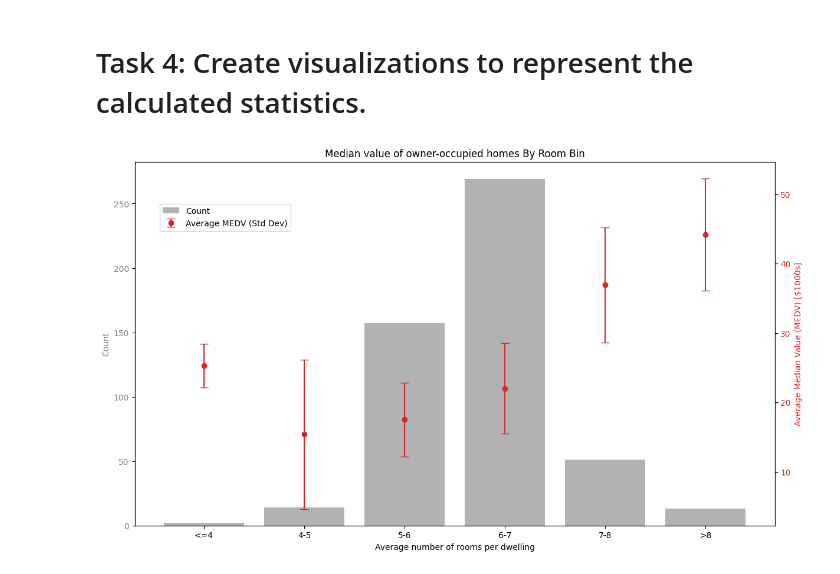
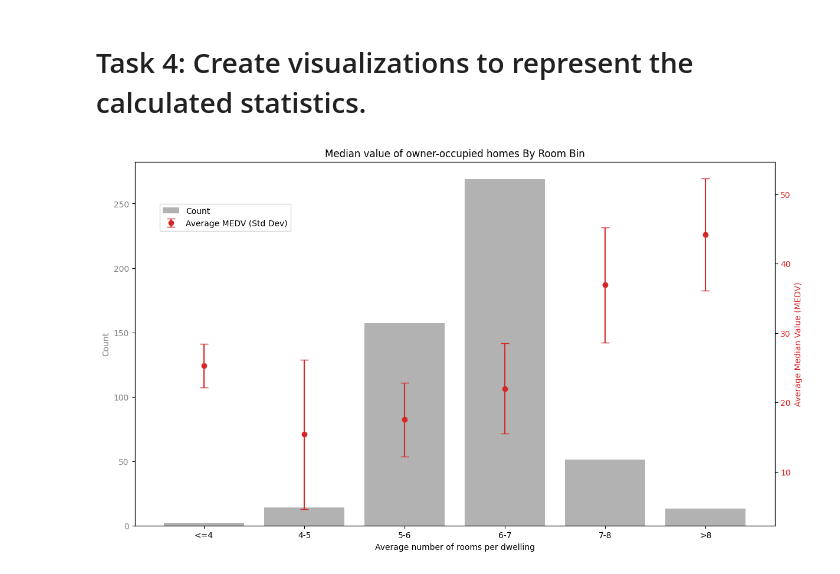
Before and after one commit to fanziqing/ALY6110-Assignments-2-Case-Study, a Jupyter notebook: Week2.ipynb, the cells around one changed output. Cells and saved outputs as stored; diff of their text form; code cells hidden in the pictures.

```diff
--- a/Week2.ipynb
+++ b/Week2.ipynb
@@ -122,32 +124,32 @@ stats_df.show()
 import pandas as pd
 import matplotlib.pyplot as plt
 
 # Convert the Spark DataFrame to a Pandas DataFrame
 pandas_df = stats_df.toPandas()
 
 # Plot the count of house in each bin as a bar chart
 fig, ax1 = plt.subplots(figsize=(14, 8))
 color = 'tab:gray'
 ax1.set_xlabel('Average number of rooms per dwelling')
 ax1.set_ylabel('Count', color=color)
 bars = ax1.bar(pandas_df['room_bin'], pandas_df['count'], color=color, alpha=0.6, label='Count')
 ax1.tick_params(axis='y', labelcolor=color)
 
 # Plot average median value with error bars for standard deviation
 ax2 = ax1.twinx()
 color = 'tab:red'
-ax2.set_ylabel('Average Median Value (MEDV) [$1000s]', color=color)
+ax2.set_ylabel('Average Median Value (MEDV)', color=color)
 lines = ax2.errorbar(pandas_df['room_bin'], pandas_df['average_medv'].astype(float),
                      yerr=pandas_df['std_dev_medv'].astype(float), fmt='o', color=color, ecolor=color, capsize=5, label='Average MEDV (Std Dev)')
 ax2.tick_params(axis='y', labelcolor=color)
 
 # legends
 fig.legend(loc='upper left', bbox_to_anchor=(0.15, 0.8))
 
 # title
 plt.title('Median value of owner-occupied homes By Room Bin')
 
 # Show the plot
 plt.show()
 # %% [output]
-[figure, old version]
+[figure, new version]
```
Also changed, not shown: parts of 3 cells of this notebook.
